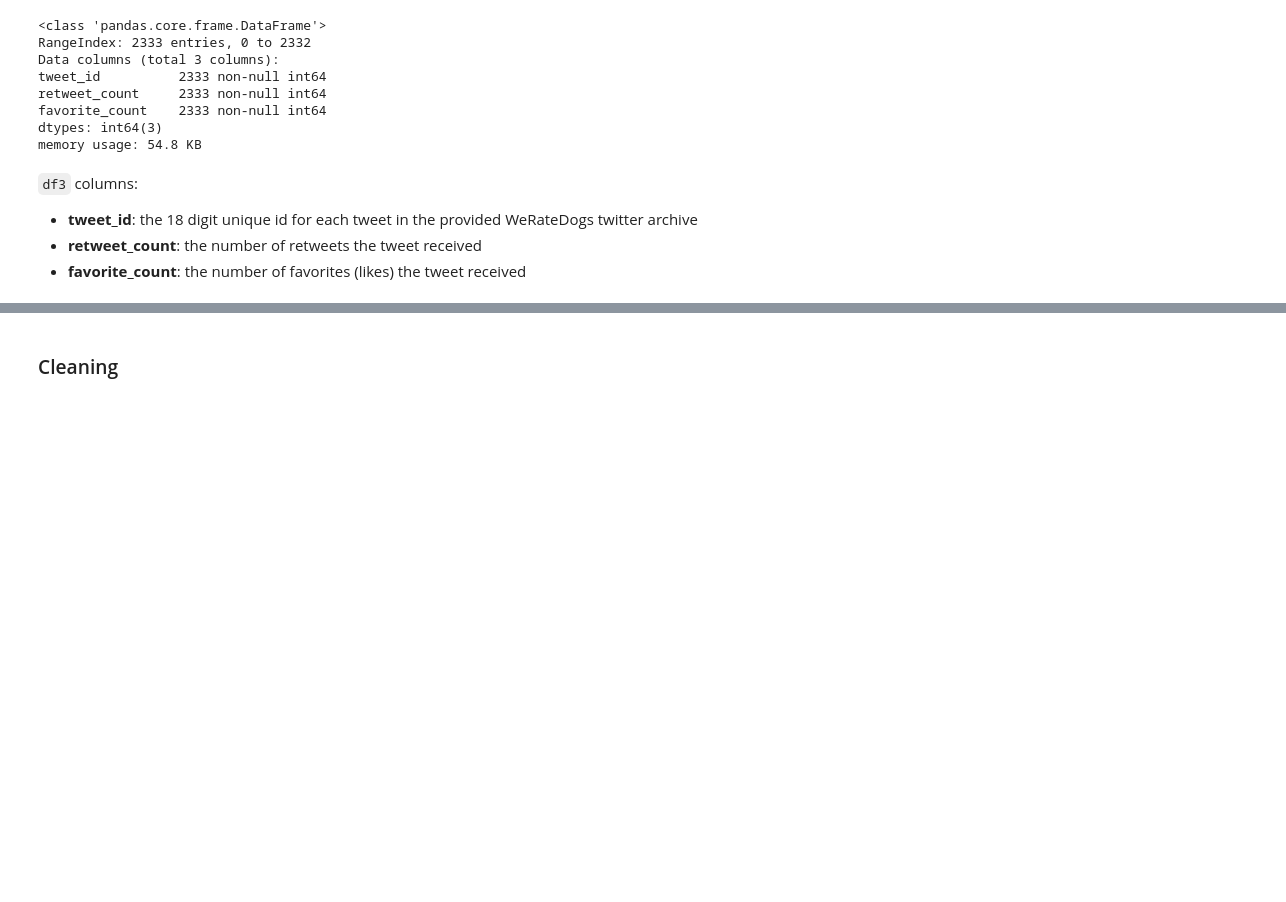
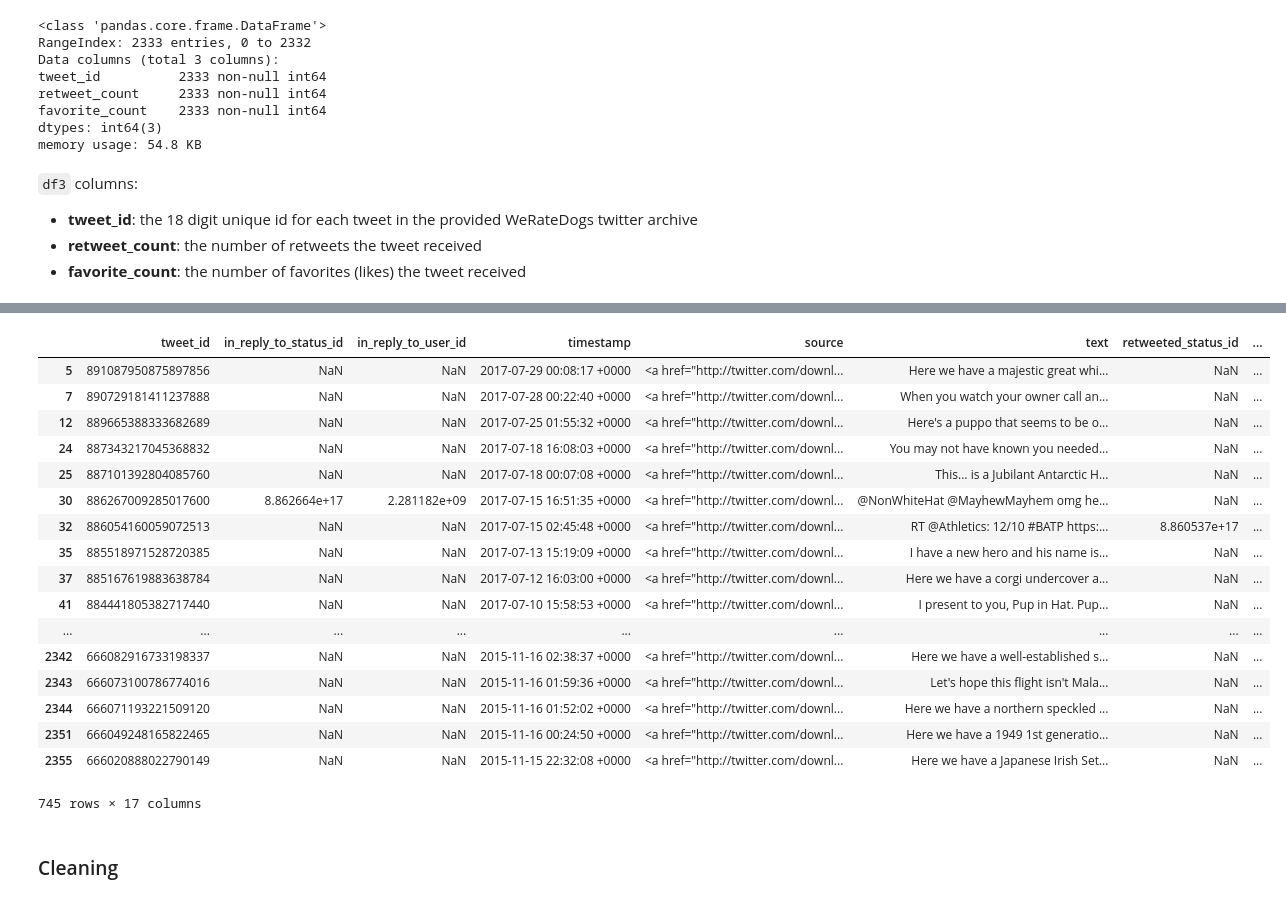
Before and after one commit to deepaksithu/Twitter_Archive_Analysis_Project, a Jupyter notebook: wrangle_act.ipynb, the cells around one changed output, grey strips where cells are left out. Cells and saved outputs as stored; diff of their text form; code cells hidden in the pictures; blank space fills up the shorter version.

```diff
--- a/wrangle_act.ipynb
+++ b/wrangle_act.ipynb
@@ -425,2 +385,23 @@ This is a western brown Mitsubishi terrier. Upset about leaf. Actually 2 dogs he
+# %%
+df1[df1['name'] == 'None']
+# %% [output]
+|  | tweet_id | in_reply_to_status_id | in_reply_to_user_id | timestamp | source | text | retweeted_status_id | ... |
+| 5 | 891087950875897856 | NaN | NaN | 2017-07-29 00:08:17 +0000 | <a href="http://twitter.com/downl... | Here we have a majestic great whi... | NaN | ... |
+| 7 | 890729181411237888 | NaN | NaN | 2017-07-28 00:22:40 +0000 | <a href="http://twitter.com/downl... | When you watch your owner call an... | NaN | ... |
+| 12 | 889665388333682689 | NaN | NaN | 2017-07-25 01:55:32 +0000 | <a href="http://twitter.com/downl... | Here's a puppo that seems to be o... | NaN | ... |
+| 24 | 887343217045368832 | NaN | NaN | 2017-07-18 16:08:03 +0000 | <a href="http://twitter.com/downl... | You may not have known you needed... | NaN | ... |
+| 25 | 887101392804085760 | NaN | NaN | 2017-07-18 00:07:08 +0000 | <a href="http://twitter.com/downl... | This... is a Jubilant Antarctic H... | NaN | ... |
+| 30 | 886267009285017600 | 8.862664e+17 | 2.281182e+09 | 2017-07-15 16:51:35 +0000 | <a href="http://twitter.com/downl... | @NonWhiteHat @MayhewMayhem omg he... | NaN | ... |
+| 32 | 886054160059072513 | NaN | NaN | 2017-07-15 02:45:48 +0000 | <a href="http://twitter.com/downl... | RT @Athletics: 12/10 #BATP https:... | 8.860537e+17 | ... |
+| 35 | 885518971528720385 | NaN | NaN | 2017-07-13 15:19:09 +0000 | <a href="http://twitter.com/downl... | I have a new hero and his name is... | NaN | ... |
+| 37 | 885167619883638784 | NaN | NaN | 2017-07-12 16:03:00 +0000 | <a href="http://twitter.com/downl... | Here we have a corgi undercover a... | NaN | ... |
+| 41 | 884441805382717440 | NaN | NaN | 2017-07-10 15:58:53 +0000 | <a href="http://twitter.com/downl... | I present to you, Pup in Hat. Pup... | NaN | ... |
+| ... | ... | ... | ... | ... | ... | ... | ... | ... |
+| 2342 | 666082916733198337 | NaN | NaN | 2015-11-16 02:38:37 +0000 | <a href="http://twitter.com/downl... | Here we have a well-established s... | NaN | ... |
+| 2343 | 666073100786774016 | NaN | NaN | 2015-11-16 01:59:36 +0000 | <a href="http://twitter.com/downl... | Let's hope this flight isn't Mala... | NaN | ... |
+| 2344 | 666071193221509120 | NaN | NaN | 2015-11-16 01:52:02 +0000 | <a href="http://twitter.com/downl... | Here we have a northern speckled ... | NaN | ... |
+| 2351 | 666049248165822465 | NaN | NaN | 2015-11-16 00:24:50 +0000 | <a href="http://twitter.com/downl... | Here we have a 1949 1st generatio... | NaN | ... |
+| 2355 | 666020888022790149 | NaN | NaN | 2015-11-15 22:32:08 +0000 | <a href="http://twitter.com/downl... | Here we have a Japanese Irish Set... | NaN | ... |
+745 rows × 17 columns
 # %% [markdown]
 ### Cleaning
```
Also changed, not shown: parts of 69 cells of this notebook.
